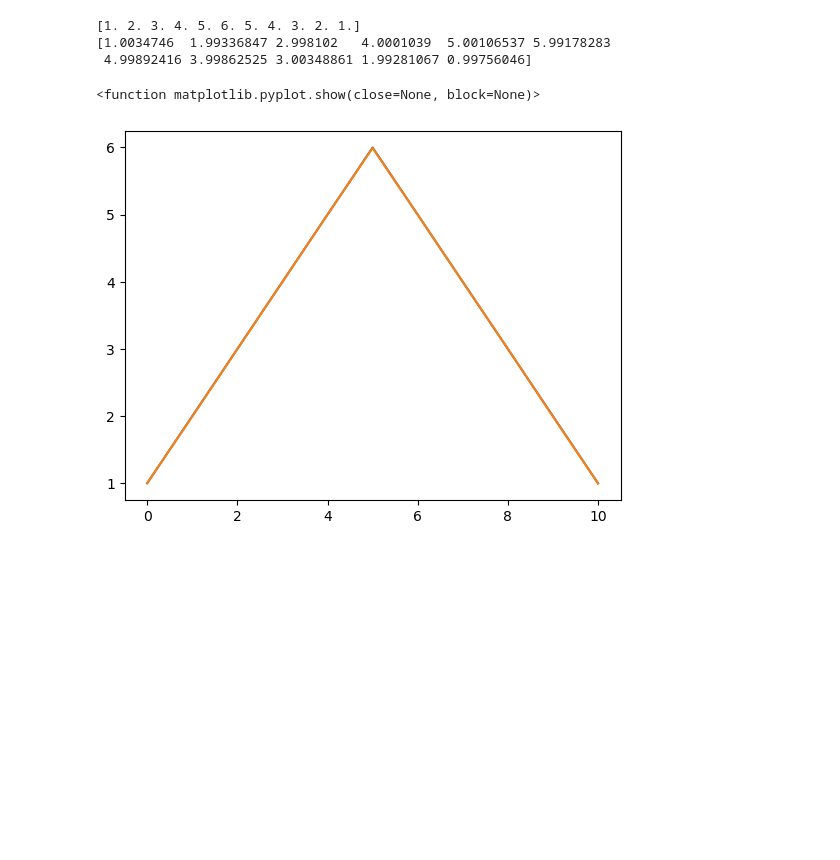
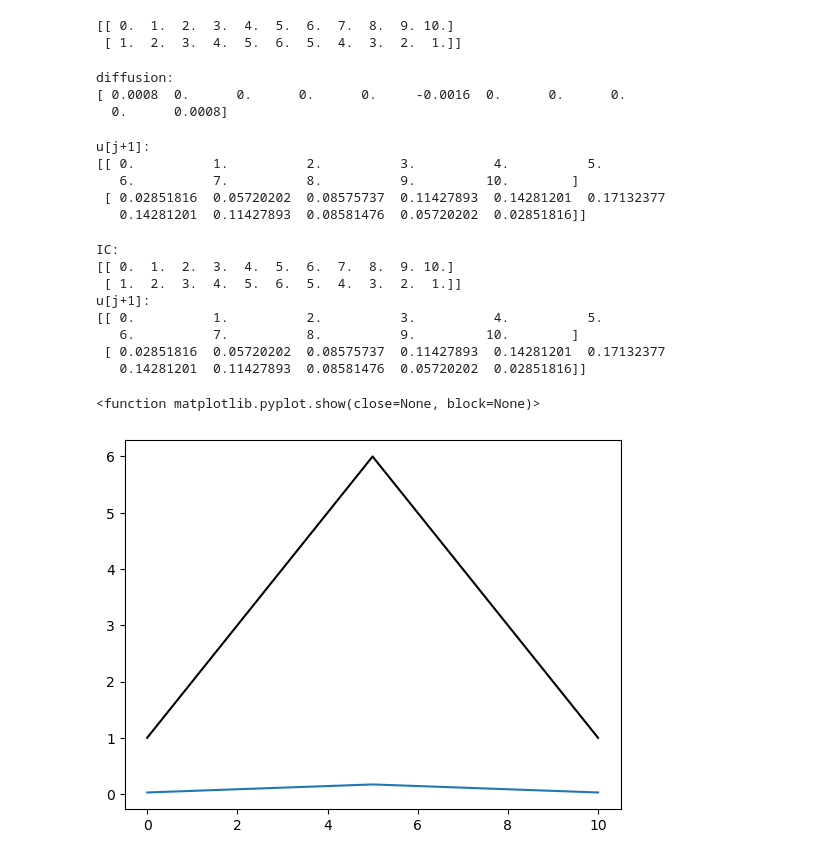
Before and after one commit to rhemitoth/AdvectionDiffusionSolver, a Jupyter notebook: RT_Math19A_Final/sliding_window.ipynb, the cells around one changed output. Drawn from its saved outputs; the diff is of its cells as text; code cells hidden in the pictures; blank space fills up the shorter version.

```diff
--- a/RT_Math19A_Final/sliding_window.ipynb
+++ b/RT_Math19A_Final/sliding_window.ipynb
@@ -295,4 +375,5 @@ else:
     advection[-1] = advec_sum
 # %%
 #Adding c'(i) * u(i,j) to advection term
-advection += u[0][1] * cx[0][1]
+advection = advection + (u[0][1] * cx[0][1])
+print(advection)
@@ -300,7 +384,7 @@ advection += u[0][1] * cx[0][1]
 #Calculating Diffusion
 dif_broad = np.broadcast(u_win,diffusion_multipliers)
 dif = np.empty(dif_broad.shape)
-dif.flat = [u*v/(2*dx) for (u,v) in dif_broad]
+dif.flat = [u*v/(dx**2) for (u,v) in dif_broad]
 dif_sum = np.sum(dif, axis = 1)
 dif1 = np.append([0], dif_sum)
 diffusion = np.append(dif1, [0])
@@ -311,14 +391,44 @@ array([ 0.,  0.,  0.,  0.,  0., -1.,  0.,  0.,  0.,  0.,  0.])
+# %%
+print(u[0])
+# %% [output]
+[[ 0.  1.  2.  3.  4.  5.  6.  7.  8.  9. 10.]
+ [ 1.  2.  3.  4.  5.  6.  5.  4.  3.  2.  1.]]
 # %%
 #Calculaing Diffusion manually at edges
 center_left_u = np.array([u[0][1][-1], u[0][1][0], u[0][1][1]])
-dif_left = center_left_u * diffusion_multipliers * (1/(2*dx))
+dif_left = center_left_u * diffusion_multipliers * (1/(dx**2))
 dif_left_sum = sum(dif_left)
 diffusion[0] = dif_left_sum
 
 center_right_u = np.array([u[0][1][-2], u[0][1][-1], u[0][1][0]])
-dif_right = center_right_u * diffusion_multipliers * (1/(2*dx))
+dif_right = center_right_u * diffusion_multipliers * (1/(dx**2))
 dif_right_sum = sum(dif_right)
-diffusion[0] = dif_right_sum
+diffusion[-1] = dif_right_sum
+
+#multiplying by diffusion constant
+diffusion = diffusion * k
+print("diffusion:")
+print(diffusion)
+# %% [output]
+diffusion:
+[ 0.0008  0.      0.      0.      0.     -0.0016  0.      0.      0.
+  0.      0.0008]
 # %%
 #calculating u at time (j+1)
-u[1][1] = u[0][1] + dt * (advection + diffusion)
+u[1][1] = u[0][1] + diffusion-advection
+
+#Normalizing by area under curve
+area = integrate(u = u[1][1],
+                dx = dx,
+                x_vals = Xs)
+
+u[1][1] = u[1][1]/area
+
+print("u[j+1]:")
+print(u[1])
+# %% [output]
+u[j+1]:
+[[ 0.          1.          2.          3.          4.          5.
+   6.          7.          8.          9.         10.        ]
+ [ 0.02851816  0.05720202  0.08575737  0.11427893  0.14281201  0.17132377
+   0.14281201  0.11427893  0.08581476  0.05720202  0.02851816]]
@@ -351,14 +435,22 @@ diffusion_neg_c= np.sum(dif, axis = 1)
 # %%
-print(u[0][1])
-print(u[1][1])
+print("IC:")
+print(u[0])
+print("u[j+1]:")
+print(u[1])
 # %% [output]
-[1. 2. 3. 4. 5. 6. 5. 4. 3. 2. 1.]
-[1.0034746  1.99336847 2.998102   4.0001039  5.00106537 5.99178283
- 4.99892416 3.99862525 3.00348861 1.99281067 0.99756046]
+IC:
+[[ 0.  1.  2.  3.  4.  5.  6.  7.  8.  9. 10.]
+ [ 1.  2.  3.  4.  5.  6.  5.  4.  3.  2.  1.]]
+u[j+1]:
+[[ 0.          1.          2.          3.          4.          5.
+   6.          7.          8.          9.         10.        ]
+ [ 0.02851816  0.05720202  0.08575737  0.11427893  0.14281201  0.17132377
+   0.14281201  0.11427893  0.08581476  0.05720202  0.02851816]]
 # %%
-plt.plot(Xs, u[0][1])
+plt.plot(Xs, u[0][1], color = "black")
 plt.plot(Xs, u[1][1])
+
 plt.show
 # %% [output]
 <function matplotlib.pyplot.show(close=None, block=None)>
-[figure, old version]
+[figure, new version]
```
Also changed, not shown: parts of 21 cells of this notebook, 5 other files.
